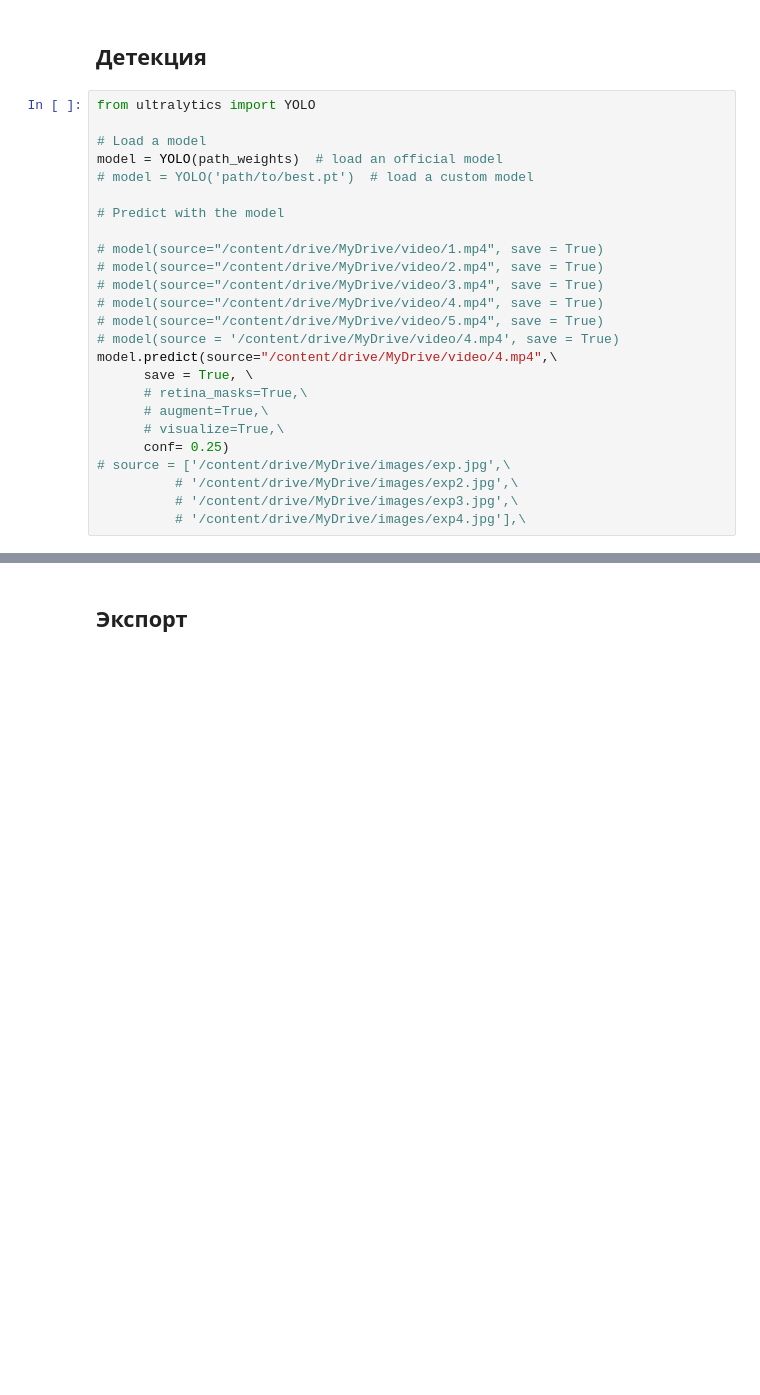
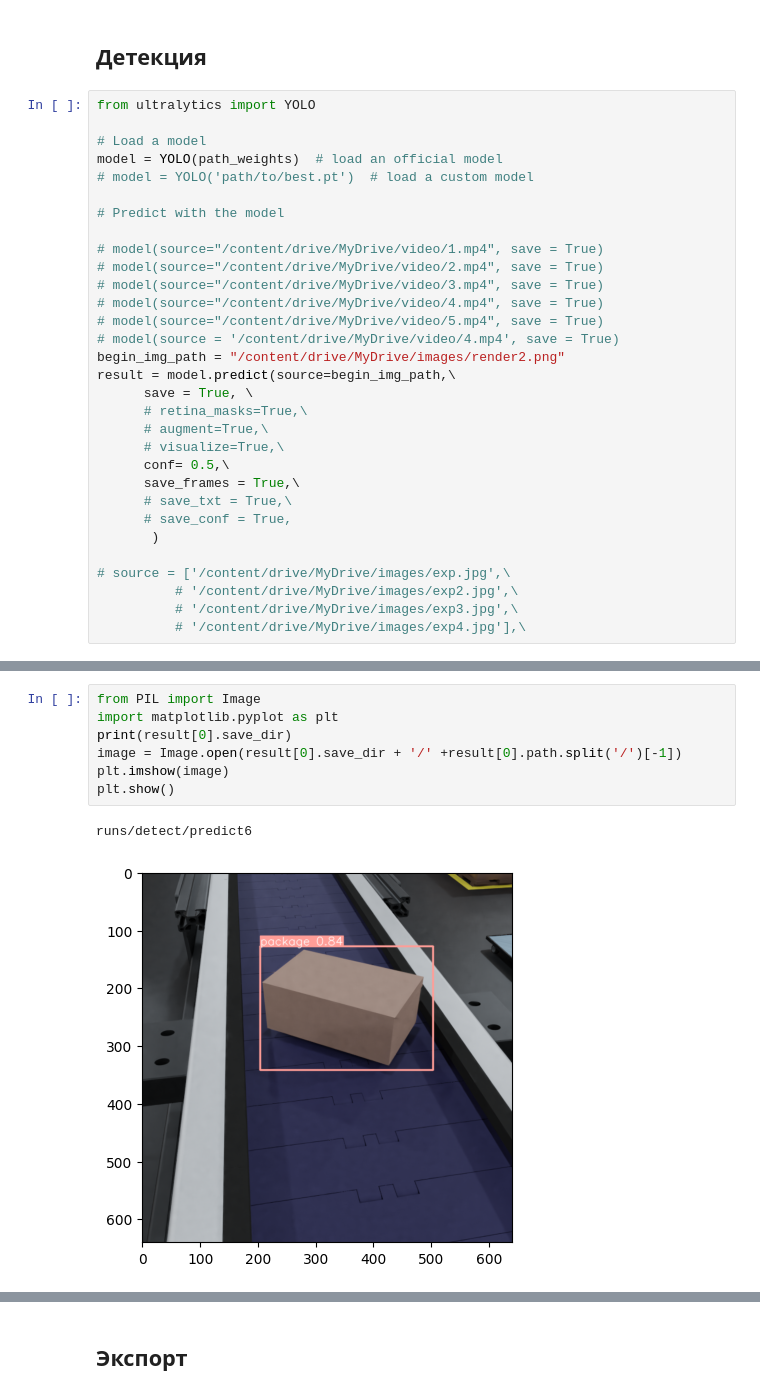
Before and after one commit to gitvanya34/SortifyScan, a Jupyter notebook: UltralyticsExample.ipynb, the cells around one changed output, grey strips where cells are left out. Saved outputs shown, nothing was run; the diff lists cells and outputs as text; blank space fills up the shorter version.

```diff
--- a/UltralyticsExample.ipynb
+++ b/UltralyticsExample.ipynb
@@ -233,12 +233,18 @@ model = YOLO(path_weights)  # load an official model
 # model(source="/content/drive/MyDrive/video/4.mp4", save = True)
 # model(source="/content/drive/MyDrive/video/5.mp4", save = True)
 # model(source = '/content/drive/MyDrive/video/4.mp4', save = True)
-model.predict(source="/content/drive/MyDrive/video/4.mp4",\
+begin_img_path = "/content/drive/MyDrive/images/render2.png"
+result = model.predict(source=begin_img_path,\
       save = True, \
       # retina_masks=True,\
       # augment=True,\
       # visualize=True,\
-      conf= 0.25)
+      conf= 0.5,\
+      save_frames = True,\
+      # save_txt = True,\
+      # save_conf = True,
+       )
+
 # source = ['/content/drive/MyDrive/images/exp.jpg',\
           # '/content/drive/MyDrive/images/exp2.jpg',\
           # '/content/drive/MyDrive/images/exp3.jpg',\
@@ -280,0 +256,10 @@ Results saved to runs/detect/predict2
+# %%
+from PIL import Image
+import matplotlib.pyplot as plt
+print(result[0].save_dir)
+image = Image.open(result[0].save_dir + '/' +result[0].path.split('/')[-1])
+plt.imshow(image)
+plt.show()
+# %% [output]
+runs/detect/predict6
+[figure, added]
```
Also changed, not shown: parts of 44 cells of this notebook.
